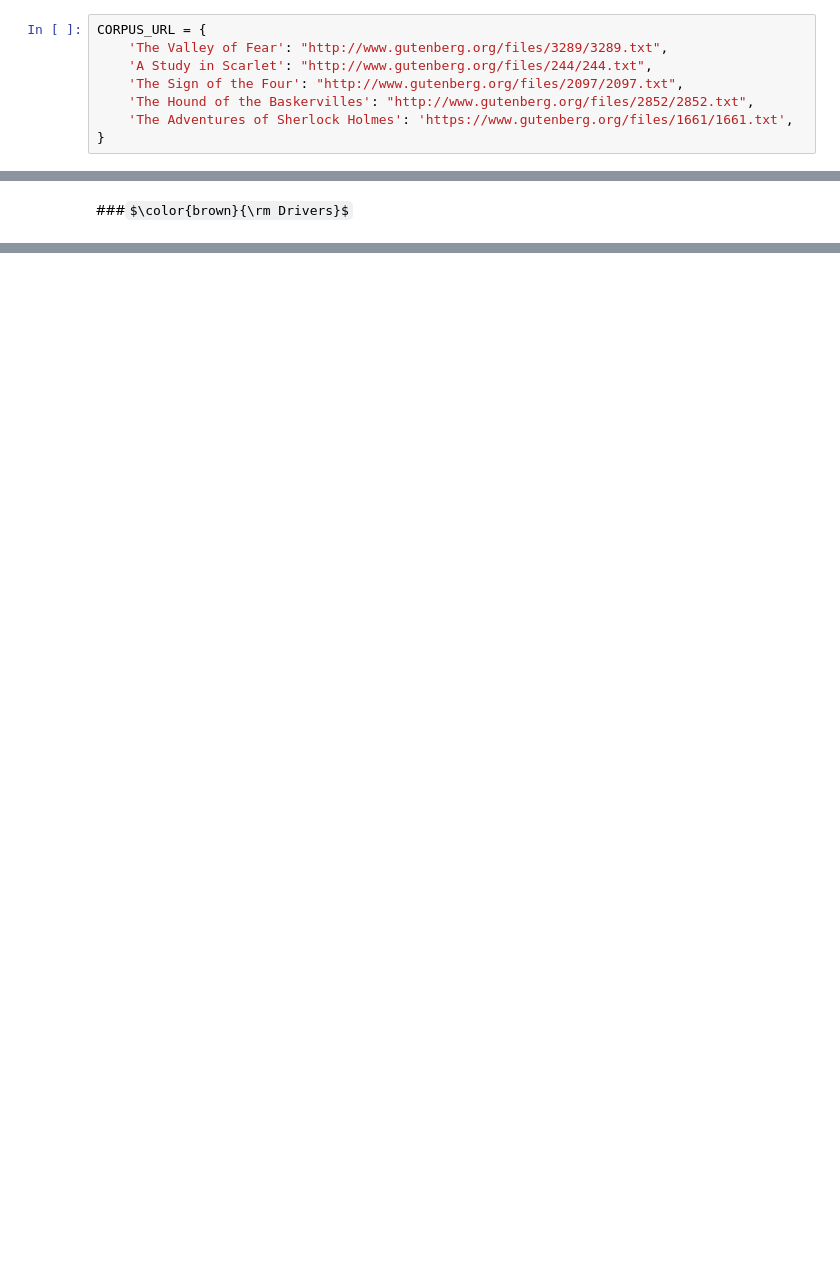
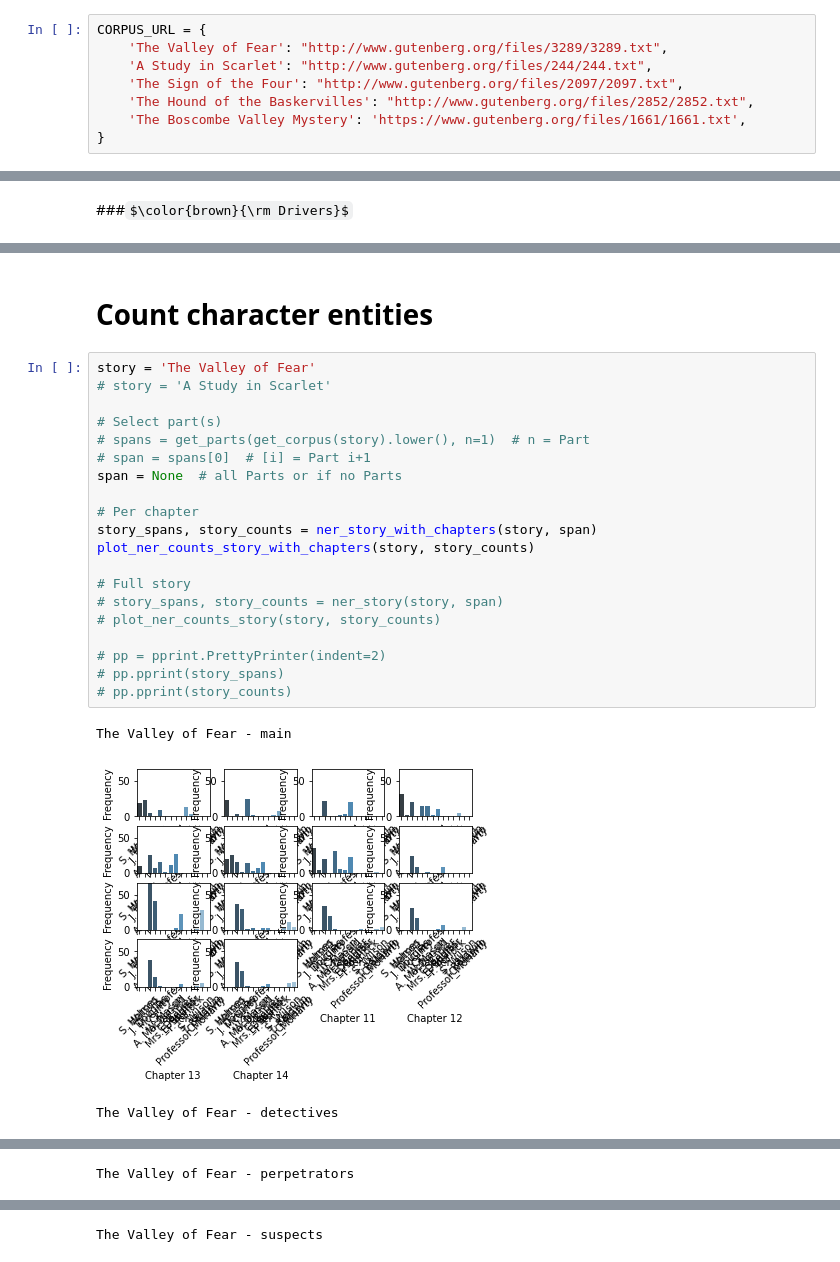
Before and after one commit to edponce/DoyleInvestigators, a Jupyter notebook: Project1_NLP.ipynb, the cells around one changed output, grey strips where cells are left out. Cells and saved outputs as stored; diff of their text form; some formulas as TeX source; blank space fills up the shorter version.

Commit message:
Add NER processing, update character names/aliases

```diff
--- a/Project1_NLP.ipynb
+++ b/Project1_NLP.ipynb
@@ -19,7 +23,7 @@ CORPUS_URL = {
     'A Study in Scarlet': "http://www.gutenberg.org/files/244/244.txt",
     'The Sign of the Four': "http://www.gutenberg.org/files/2097/2097.txt",
     'The Hound of the Baskervilles': "http://www.gutenberg.org/files/2852/2852.txt",
-    'The Adventures of Sherlock Holmes': 'https://www.gutenberg.org/files/1661/1661.txt',
+    'The Boscombe Valley Mystery': 'https://www.gutenberg.org/files/1661/1661.txt',
 }
 # %% [markdown]
 ###$\color{brown}{\rm Characters~and~Aliases}$
@@ -751,0 +1117,26 @@ defaultdict(<class 'int'>, {'dead': 31, 'death': 14, 'murder': 39, 'crime': 36,
+# %% [markdown]
+# Count character entities
+# %%
+story = 'The Valley of Fear'
+# story = 'A Study in Scarlet'
+
+# Select part(s)
+# spans = get_parts(get_corpus(story).lower(), n=1)  # n = Part
+# span = spans[0]  # [i] = Part i+1
+span = None  # all Parts or if no Parts
+
+# Per chapter
+story_spans, story_counts = ner_story_with_chapters(story, span)
+plot_ner_counts_story_with_chapters(story, story_counts)
+
+# Full story
+# story_spans, story_counts = ner_story(story, span)
+# plot_ner_counts_story(story, story_counts)
+
+# pp = pprint.PrettyPrinter(indent=2)
+# pp.pprint(story_spans)
+# pp.pprint(story_counts)
+# %% [output]
+The Valley of Fear - main
+[figure, added]
+The Valley of Fear - detectives
@@ -751,0 +1144 @@ defaultdict(<class 'int'>, {'dead': 31, 'death': 14, 'murder': 39, 'crime': 36,
+The Valley of Fear - perpetrators
@@ -751,0 +1146 @@ defaultdict(<class 'int'>, {'dead': 31, 'death': 14, 'murder': 39, 'crime': 36,
+The Valley of Fear - suspects
```
Also changed, not shown: parts of 25 cells of this notebook.
